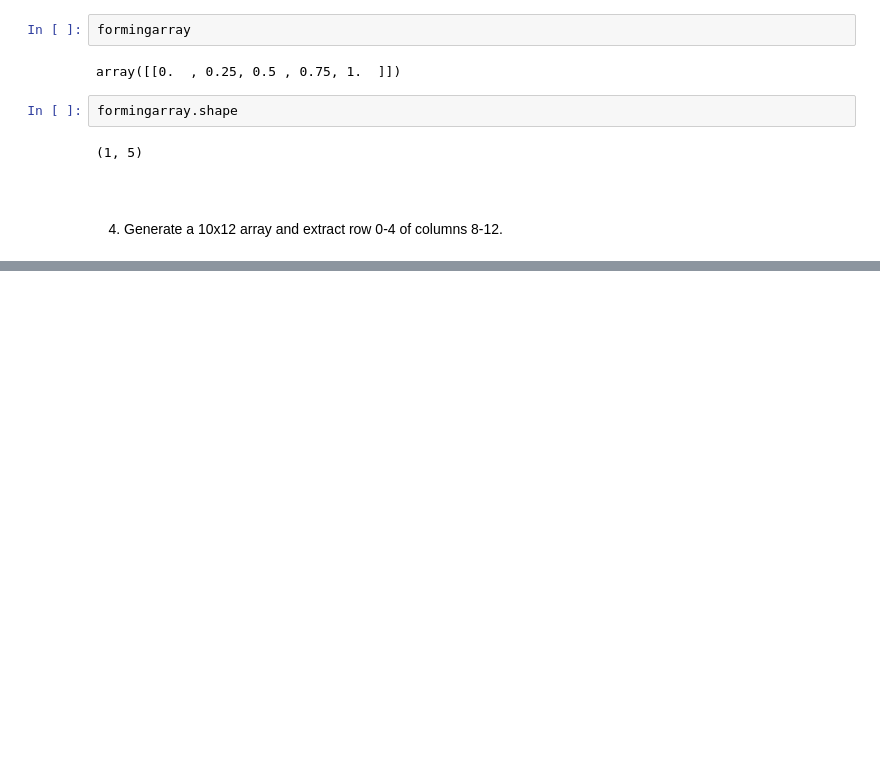
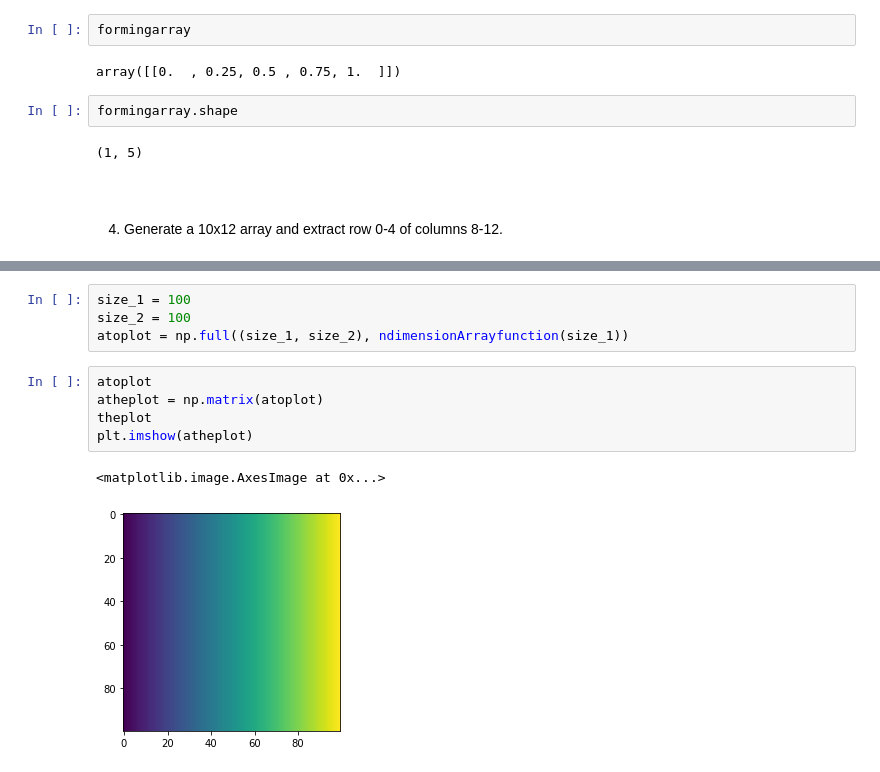
Before and after one commit to femidof/42_NumPy-Pythonfilter, a Jupyter notebook: resources/notebook/numpy_rush.ipynb, the cells around one changed output, grey strips where cells are left out. Cells and saved outputs as stored; diff of their text form; blank space fills up the shorter version.

```diff
--- a/resources/notebook/numpy_rush.ipynb
+++ b/resources/notebook/numpy_rush.ipynb
@@ -55,0 +118,12 @@ formingarray.shape
+# %%
+size_1 = 100
+size_2 = 100
+atoplot = np.full((size_1, size_2), ndimensionArrayfunction(size_1))
+# %%
+atoplot
+atheplot = np.matrix(atoplot)
+theplot
+plt.imshow(atheplot)
+# %% [output]
+<matplotlib.image.AxesImage at 0x...>
+[figure, added]
```
Also changed, not shown: parts of 34 cells of this notebook, 2 other files.
